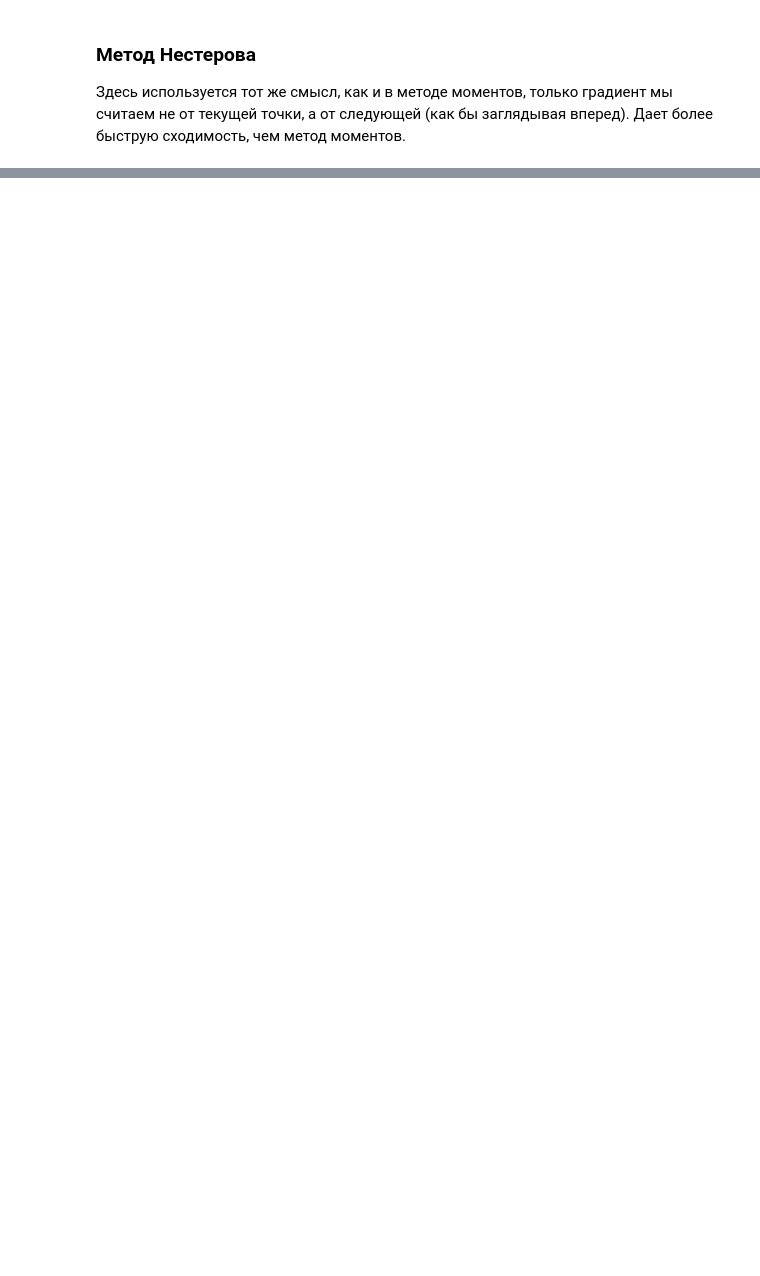
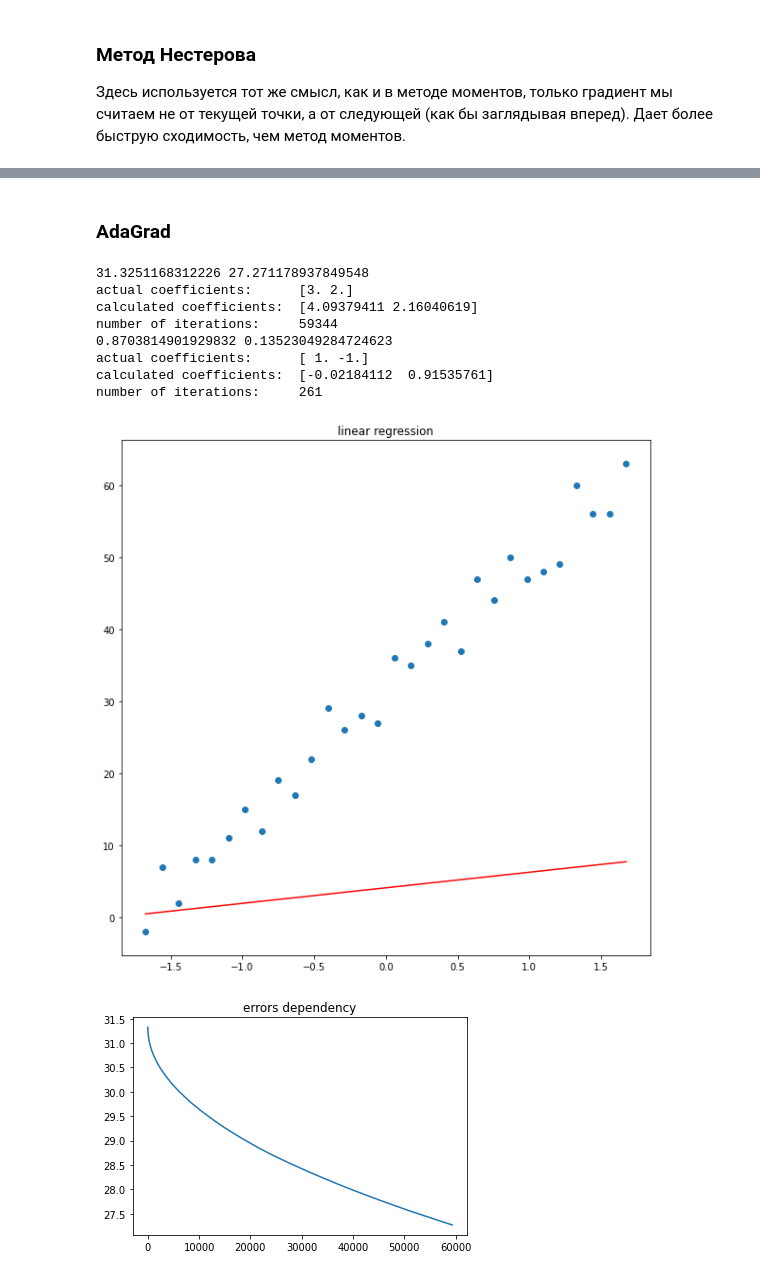
Before and after one commit to metopt-labs/lab2, a Jupyter notebook: solution.ipynb, the cells around one changed output, grey strips where cells are left out. Cells and saved outputs as stored; diff of their text form; code cells hidden in the pictures; blank space fills up the shorter version.

```diff
--- a/solution.ipynb
+++ b/solution.ipynb
@@ -275,0 +280,16 @@ number of iterations:     1000
+# %% [markdown]
+### AdaGrad
+# %%
+runSGD(TypeOfOptimisation.AdaGrad, withNormalization=False, lr=1e-2, eps=1e-6)
+runSGD(TypeOfOptimisation.AdaGrad, withNormalization=True, lr=1e-2, eps=1e-6)
+# %% [output]
+31.3251168312226 27.271178937849548
+actual coefficients:      [3. 2.]
+calculated coefficients:  [4.09379411 2.16040619]
+number of iterations:     59344
+0.8703814901929832 0.13523049284724623
+actual coefficients:      [ 1. -1.]
+calculated coefficients:  [-0.02184112  0.91535761]
+number of iterations:     261
+[figure, added]
+[figure, added]
```
Also changed, not shown: parts of 11 cells of this notebook.
